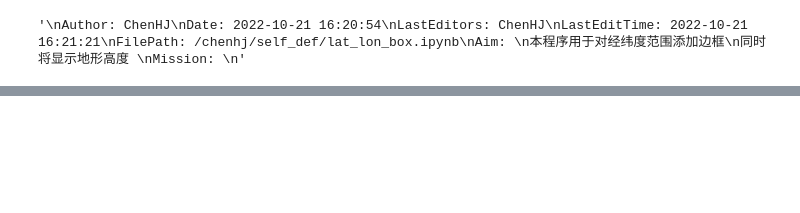
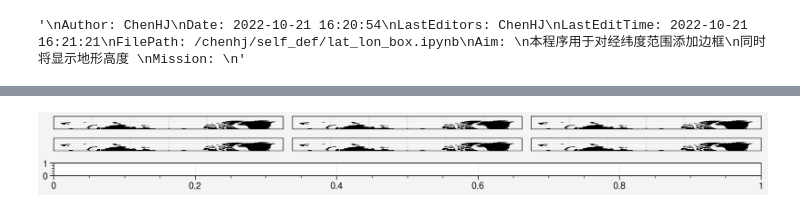
Before and after one commit to Hongjing0506/self_def, a Jupyter notebook: lat_lon_box.ipynb, the cells around one changed output, grey strips where cells are left out. Saved outputs shown, nothing was run; the diff lists cells and outputs as text; code cells hidden in the pictures; blank space fills up the shorter version.

```diff
--- a/lat_lon_box.ipynb
+++ b/lat_lon_box.ipynb
@@ -123,0 +160,27 @@ Attributes:
+# %%
+pplt.rc.reset()
+pplt.rc['cartopy.circular'] = False
+# melt_t = meltin.time
+# ttlist = [str(t)[36:40] for t in melt_t]
+enso = ['El','-','-','El','La','La','-',\
+'El','El','La','-','-','El','-',\
+'-','El','La','-','El','La','La',\
+'La','-','El','-','El','La','El',\
+'La','La','El','La','La','-','-',\
+'El','El','-','La','El','-','La'
+]
+#设置画图行列数，合并最后一行
+nrows=3 #行
+ncols=3 #列
+plot_array = np.reshape(range(1,nrows*ncols+1), (nrows, ncols))
+plot_array[-1:, :] = (nrows-1)*ncols+1
+
+projs = [ccrs.RotatedPole()]*nrows*(ncols-1)
+projs.extend([None])
+# projs.extend(latlim=(10,60))
+#basemap = pplt.Proj('splaea', boundinglat=60, basemap=True)
+fig, axs = pplt.subplots(plot_array, figwidth=10, span=True,proj=projs, proj_kw={"pole_latitude":90})
+# axs[0].format(rc_kw={"geo.round":False})
+axs[:-1].format(land=True, latlim=(70,90), lonlim=(0,360))
+# %% [output]
+[figure, added]
```
Also changed, not shown: parts of 3 cells of this notebook.
